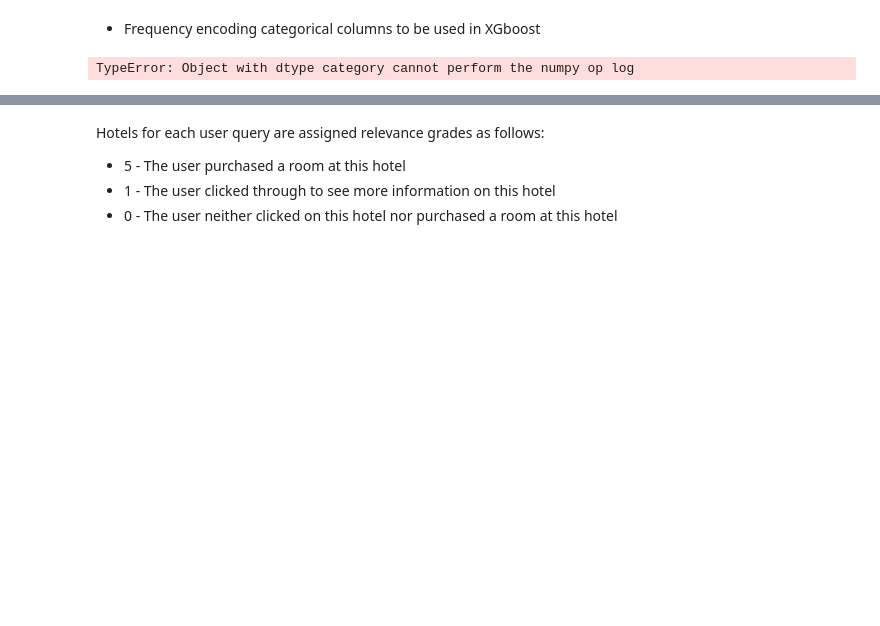
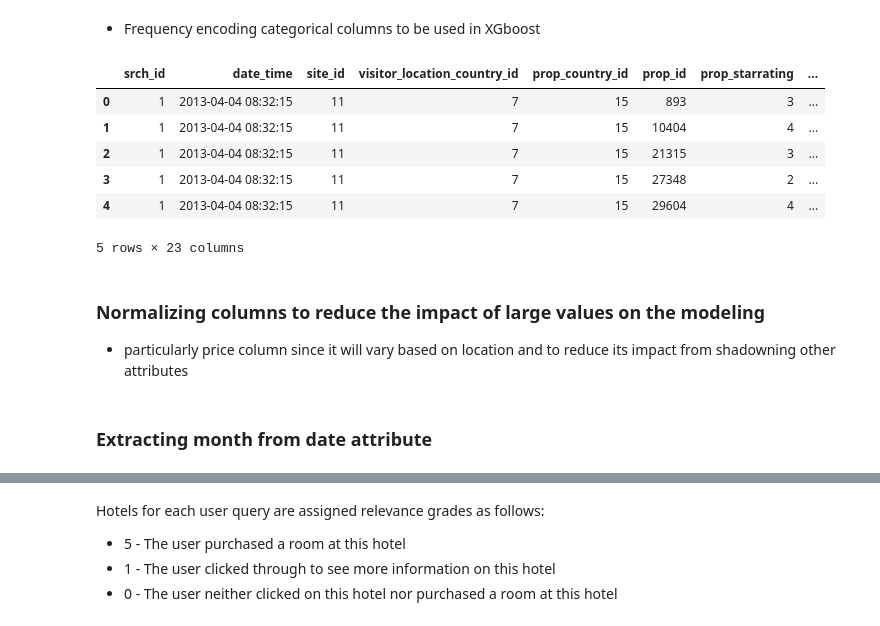
Before and after one commit to pshreyasv100/dmt-assignment-2, a Jupyter notebook: notebook_Shreyas.ipynb, the cells around one changed output, grey strips where cells are left out. Saved outputs shown, nothing was run; the diff lists cells and outputs as text; code cells hidden in the pictures; blank space fills up the shorter version.

```diff
--- a/notebook_Shreyas.ipynb
+++ b/notebook_Shreyas.ipynb
@@ -203,12 +202,21 @@ train_df[categorical_cols] = train_df[categorical_cols].astype('category')
 # %%
 train_df_2 = train_df.copy()
 # %%
-
-for col in categorical_cols:
+cols_to_freq_encode =  ['site_id', 'visitor_location_country_id', 'prop_country_id', 'srch_destination_id']
+for col in cols_to_freq_encode:
     freq = train_df_2[col].value_counts()
-    train_df_2[col+ '_freq_encoded'] = train_df_2[col].map(freq)
-    train_df_2[col+ '_freq_encoded'] = train_df_2[col+ '_freq_encoded'].apply(np.log)
+    freq = np.log(freq)
+    train_df_2[col] = train_df_2[col].apply(lambda x : round(freq[x]))
-# %% [output]
-TypeError: Object with dtype category cannot perform the numpy op log
 # %%
-train_df_2
+train_df_2.head()
+# %% [output]
+|  | srch_id | date_time | site_id | visitor_location_country_id | prop_country_id | prop_id | prop_starrating | ... |
+| 0 | 1 | 2013-04-04 08:32:15 | 11 | 7 | 15 | 893 | 3 | ... |
+| 1 | 1 | 2013-04-04 08:32:15 | 11 | 7 | 15 | 10404 | 4 | ... |
+| 2 | 1 | 2013-04-04 08:32:15 | 11 | 7 | 15 | 21315 | 3 | ... |
+| 3 | 1 | 2013-04-04 08:32:15 | 11 | 7 | 15 | 27348 | 2 | ... |
+| 4 | 1 | 2013-04-04 08:32:15 | 11 | 7 | 15 | 29604 | 4 | ... |
+5 rows × 23 columns
+# %% [markdown]
+### Normalizing columns to reduce the impact of large values on the modeling
+- particularly price column since it will vary based on location and to reduce its impact from shadowning other attributes
@@ -214,0 +227,2 @@ train_df_2
+# %% [markdown]
+### Extracting month from date attribute
```
Also changed, not shown: parts of 20 cells of this notebook, 4 other files.
